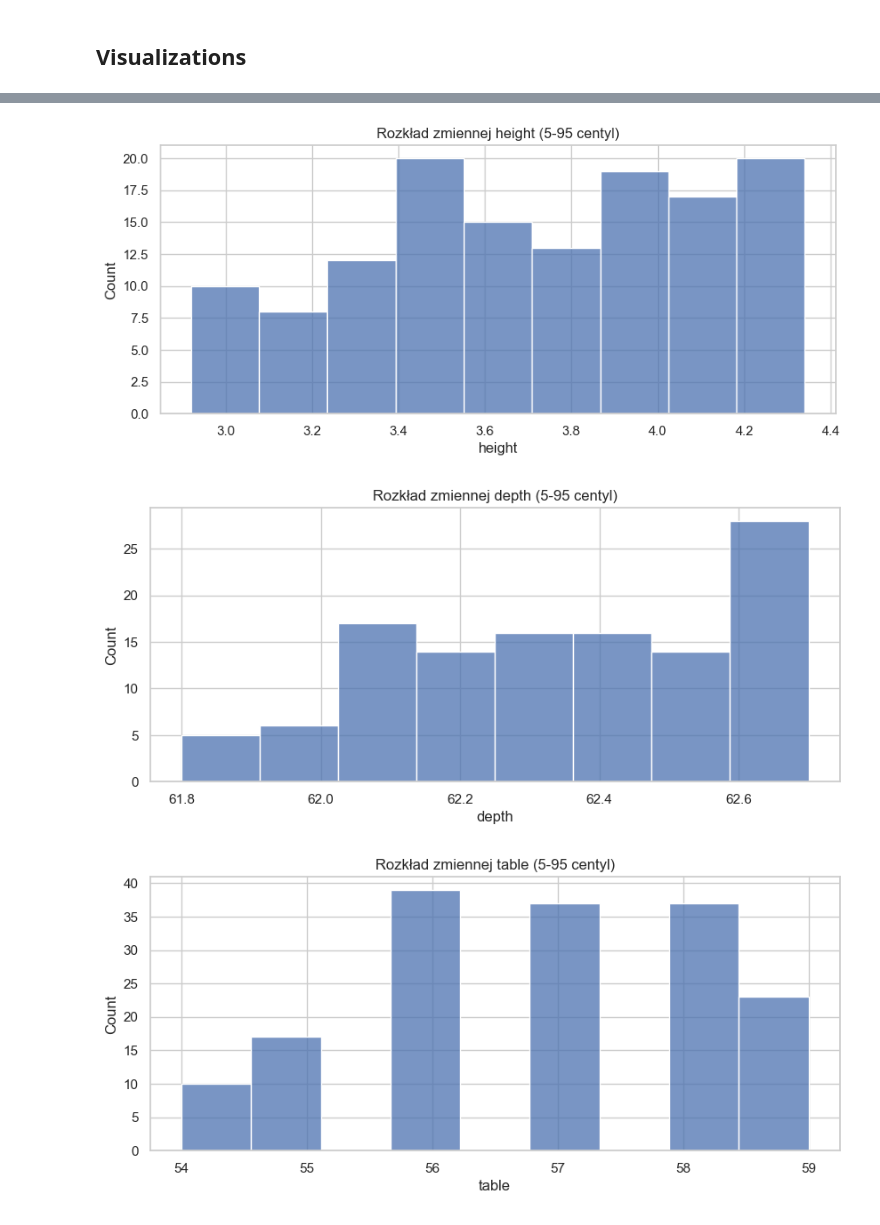
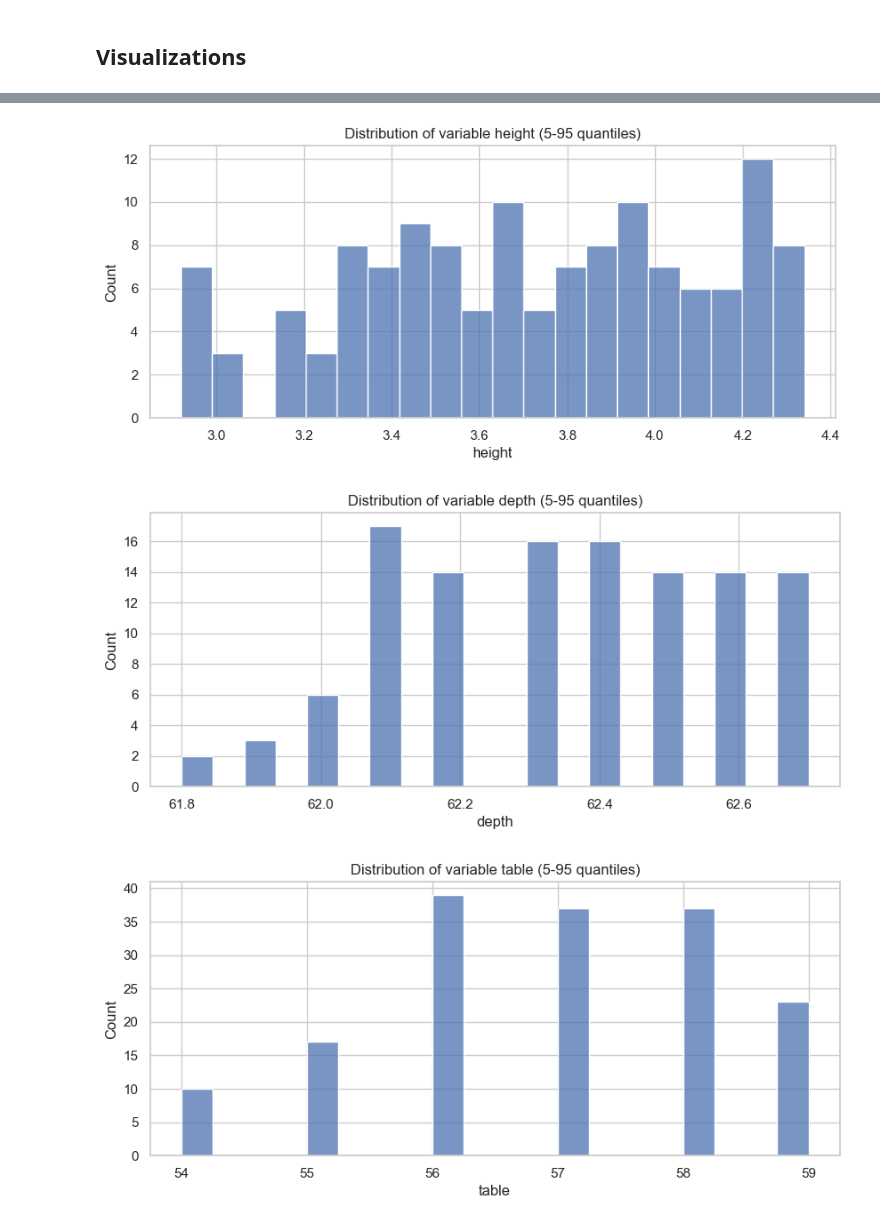
Before and after one commit to Szkaradd/diamons-data-analysis, a Jupyter notebook: playground.ipynb, the cells around one changed output, grey strips where cells are left out. Saved outputs shown, nothing was run; the diff lists cells and outputs as text; code cells hidden in the pictures.

```diff
--- a/playground.ipynb
+++ b/playground.ipynb
@@ -93,0 +104,6 @@ After imputation, there are 0 missing values in the dataset.
+# %%
+for col in ['price']:
+    lower_bound, upper_bound = dataset[col].quantile(0.05), dataset[col].quantile(0.95)
+    dataset = dataset[(dataset[col] >= lower_bound) & (dataset[col] <= upper_bound)]
+
+print("dataset size after removing outliers:", dataset.shape)
@@ -102,7 +185,6 @@ y = dataset['price']
 # %%
 import matplotlib.pyplot as plt
 import seaborn as sns
-# Ustawienie stylu wykresów
 sns.set(style="whitegrid")
 
 def plot_histplot(data, col):
@@ -122,7 +204,7 @@ for col in continuous_vars:
 
     # Tworzenie histogramu dla przefiltrowanych danych
     plt.figure(figsize=(10, 4))
-    sns.histplot(filtered_data[col])
-    plt.title(f'Rozkład zmiennej {col} (5-95 centyl)')
+    sns.histplot(filtered_data[col], bins=20)
+    plt.title(f'Distribution of variable {col} (5-95 quantiles)')
     plt.show()
 # %% [output]
@@ -132,3 +214,3 @@ for col in continuous_vars:
-[figure, old version]
+[figure, new version]
-[figure, old version]
+[figure, new version]
-[figure, old version]
+[figure, new version]
```
Also changed, not shown: parts of 25 cells of this notebook, 1 other file.
